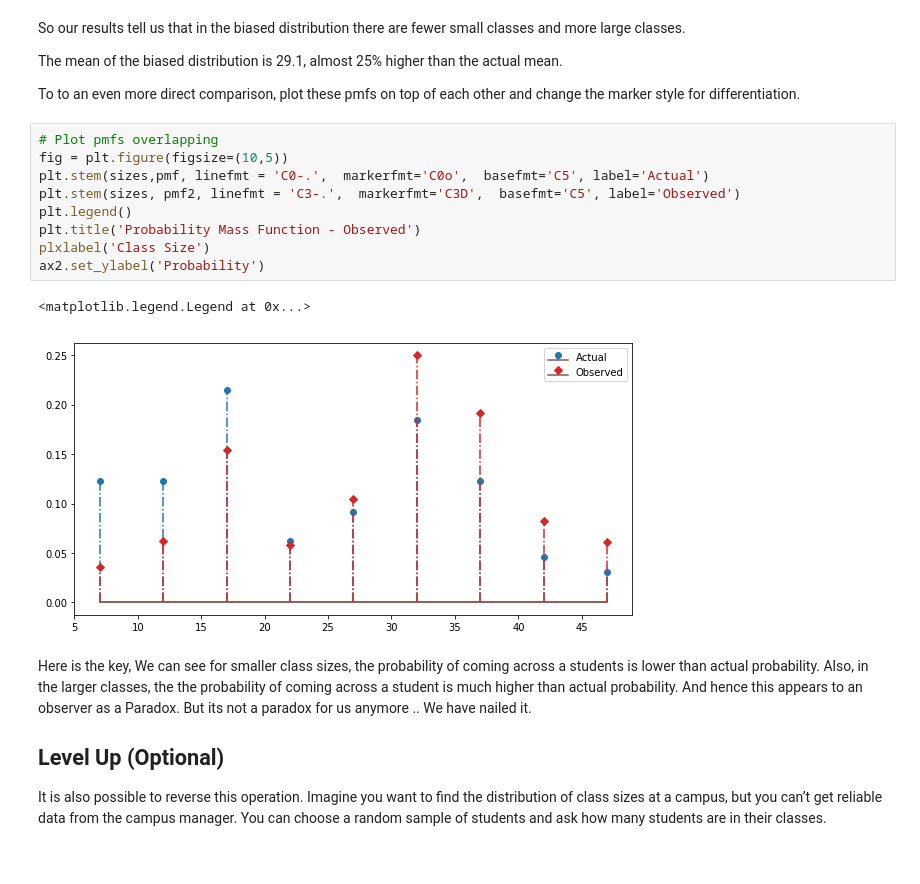
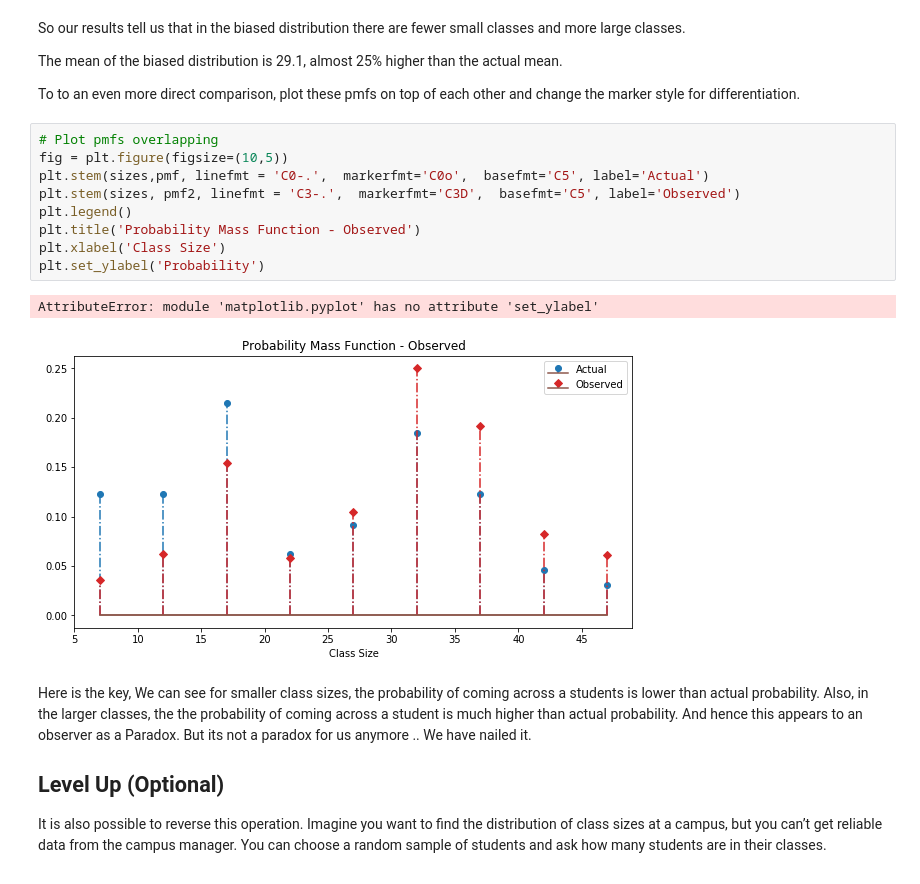
Before and after one commit to georgewillben/dsc-0-09-07-stats-pmf-lab-online-ds-pt-100118, a Jupyter notebook: index.ipynb, the cells around one changed output. Saved outputs shown, nothing was run; the diff lists cells and outputs as text.

```diff
--- a/index.ipynb
+++ b/index.ipynb
@@ -200,15 +200,15 @@ To to an even more direct comparison, plot these pmfs on top of each other and c
 # %%
 # Plot pmfs overlapping
 fig = plt.figure(figsize=(10,5))
 plt.stem(sizes,pmf, linefmt = 'C0-.',  markerfmt='C0o',  basefmt='C5', label='Actual')
 plt.stem(sizes, pmf2, linefmt = 'C3-.',  markerfmt='C3D',  basefmt='C5', label='Observed')
 plt.legend()
 plt.title('Probability Mass Function - Observed')
-plxlabel('Class Size')
-ax2.set_ylabel('Probability')
+plt.xlabel('Class Size')
+plt.set_ylabel('Probability')
 # %% [output]
-<matplotlib.legend.Legend at 0x...>
+AttributeError: module 'matplotlib.pyplot' has no attribute 'set_ylabel'
-[figure, old version]
+[figure, new version]
 # %% [markdown]
 Here is the key, We can see for smaller class sizes, the probability of coming across a students is lower than actual probability. Also, in the larger classes, the the probability of coming across a student is much higher than actual probability. And hence this appears to an observer as a Paradox. But its not a paradox for us anymore .. We have nailed it.
 
```
